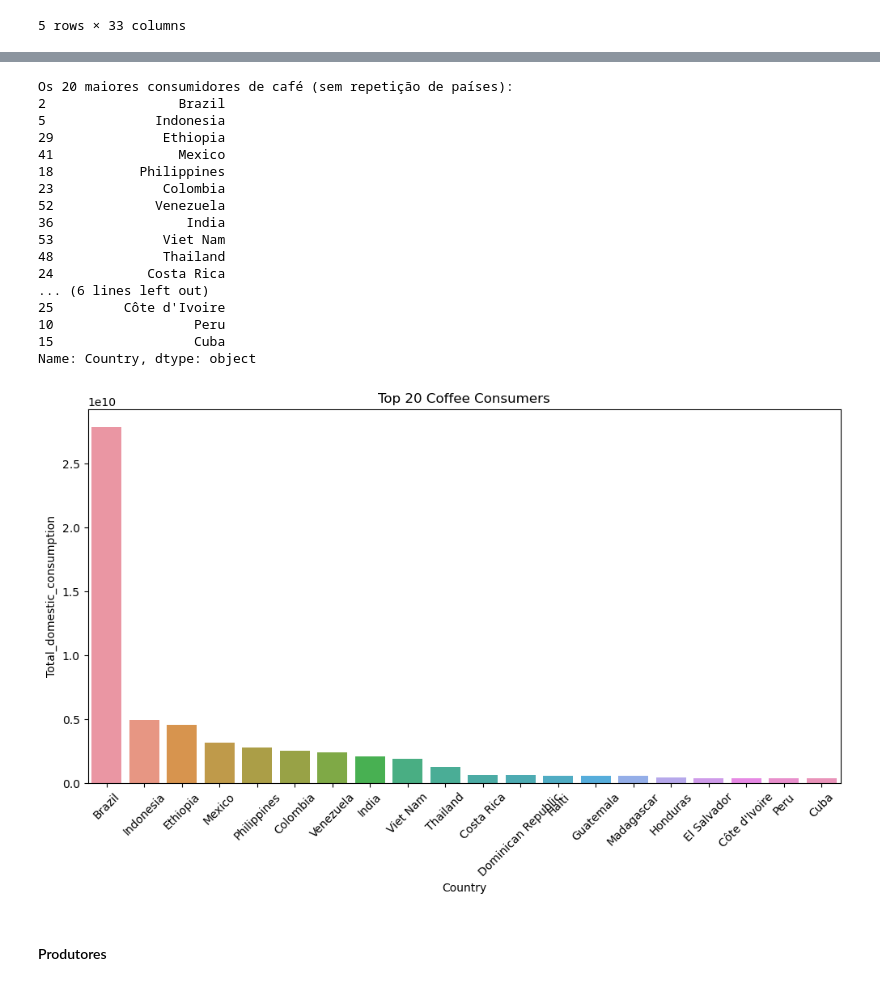
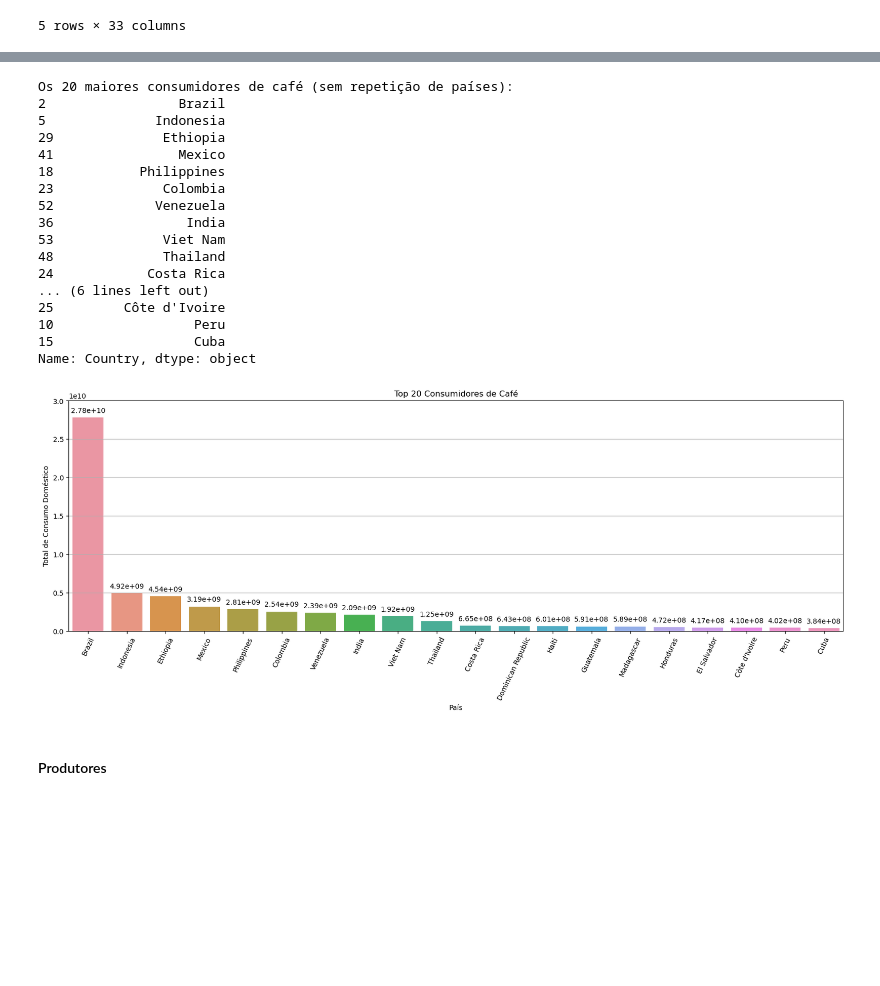
Before and after one commit to ladata-ufs/Cafezinho-G3, a Jupyter notebook: project.ipynb, the cells around one changed output, grey strips where cells are left out. Drawn from its saved outputs; the diff is of its cells as text; code cells hidden in the pictures; blank space fills up the shorter version.

```diff
--- a/project.ipynb
+++ b/project.ipynb
@@ -68,39 +78,56 @@ plt.show()
 # mesmo gráfico somente com os maiores produtores
 # Ordenar o DataFrame pelo valor da produção em ordem decrescente
 df_sorted = consumo_domestico.sort_values('Total_domestic_consumption', ascending=False)
 
 # Selecionar os dados dos 20 maiores produtores e evitar a repetição de países
 top_20_consumidores = df_sorted['Country'].drop_duplicates().head(20)
 
 # Mostrar os 20 maiores produtores
 print("Os 20 maiores consumidores de café (sem repetição de países):")
 print(top_20_consumidores)
 
-# Criar o boxplot usando seaborn
-plt.figure(figsize=(12, 6))
-sns.barplot(x=top_20_consumidores, y='Total_domestic_consumption', data=consumo_domestico)
-plt.xticks(rotation=45)
-plt.title('Top 20 Coffee Consumers')
+# Criar o barplot usando seaborn
+plt.figure(figsize=(20, 6))
+ax = sns.barplot(x=top_20_consumidores, y='Total_domestic_consumption', data=consumo_domestico)
+plt.xticks(rotation=65)
+plt.grid(True, which='both', axis='y', linestyle='-', linewidth=0.7)
+plt.title('Top 20 Consumidores de Café')
+plt.ylabel('Total de Consumo Doméstico')
+plt.xlabel('País')
+
+
+# Ajustar os limites do eixo y
+max_value = consumo_domestico['Total_domestic_consumption'].max()
+plt.ylim(0, max_value * 1.08)  # Aumenta o limite superior do eixo y em 8%
+
+# Adicionar os valores no topo das barras
+for p in ax.patches:
+    ax.annotate(format(p.get_height(), '.2e'),
+                (p.get_x() + p.get_width() / 2., p.get_height()),
+                ha = 'center', va = 'center',
+                xytext = (0, 10),
+                textcoords = 'offset points')
+
 plt.show()
 # %% [output]
 Os 20 maiores consumidores de café (sem repetição de países):
 2                 Brazil
 5              Indonesia
 29              Ethiopia
 41                Mexico
 18           Philippines
 23              Colombia
 52             Venezuela
 36                 India
 53              Viet Nam
 48              Thailand
 24            Costa Rica
 ... (6 lines left out)
 25         Côte d'Ivoire
 10                  Peru
 15                  Cuba
 Name: Country, dtype: object
-[figure, old version]
+[figure, new version]
 # %% [markdown]
 #### Produtores
 # %%
```
Also changed, not shown: parts of 3 cells of this notebook.
